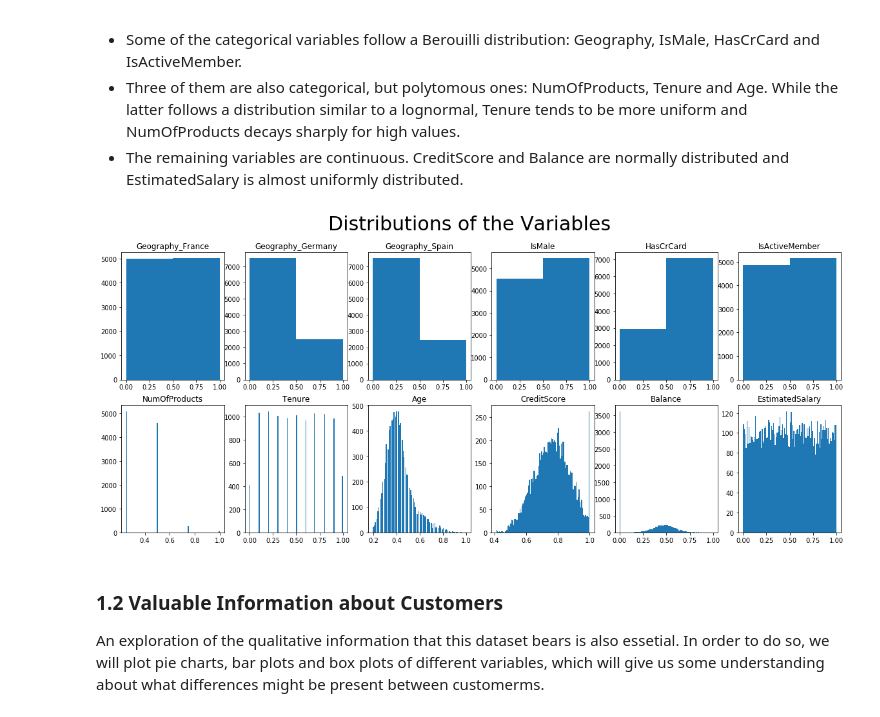
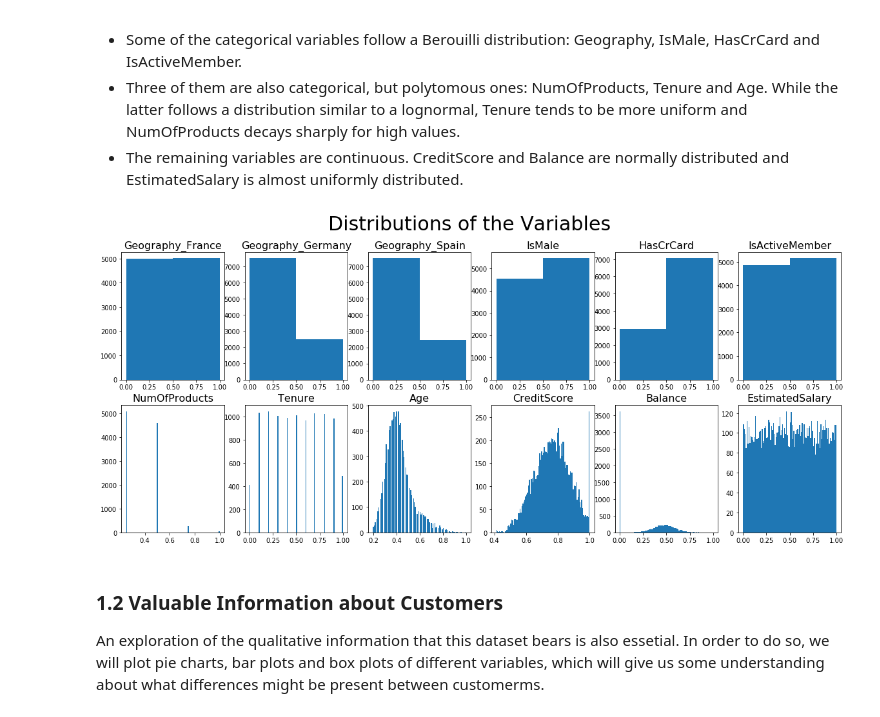
Before and after one commit to LeviGuerra/Bank-Churn-Prediction, a Jupyter notebook: Customer_Clustering_and_Churn_Prediction.ipynb, the cells around one changed output. Drawn from its saved outputs; the diff is of its cells as text; code cells hidden in the pictures.

Commit message:
Update Customer_Clustering_and_Churn_Prediction.ipynb
Minor Changes (label sizes, titles...)

```diff
--- a/Customer_Clustering_and_Churn_Prediction.ipynb
+++ b/Customer_Clustering_and_Churn_Prediction.ipynb
@@ -134,21 +134,21 @@ In the distributions below several types of behaviour can be seen:
 # %%
 list_binary = [0,1,2,4,9,10]
 list_normal = [3,5,6,7,8,11]
 order = [0,1,2,4,9,10,8,6,5,3,7,11]
 
 fig=plt.figure(figsize=(20,8))
 for i in range(len(order)):
     xi = X[:,order[i]]
     ax1 = fig.add_subplot(2,len(order)/2,i+1)
-    plt.title(list(bank_data)[order[i]],size=12)
+    plt.title(list(bank_data)[order[i]],fontsize=16)
     if i<6:
         plt.hist(xi,2)
     else:
         plt.hist(xi,100)
 plt.suptitle('Distributions of the Variables',fontsize=30)
 plt.show()
 # %% [output]
-[figure, old version]
+[figure, new version]
 # %% [markdown]
 ### 1.2 Valuable Information about Customers
 
```
Also changed, not shown: parts of 6 cells of this notebook.
